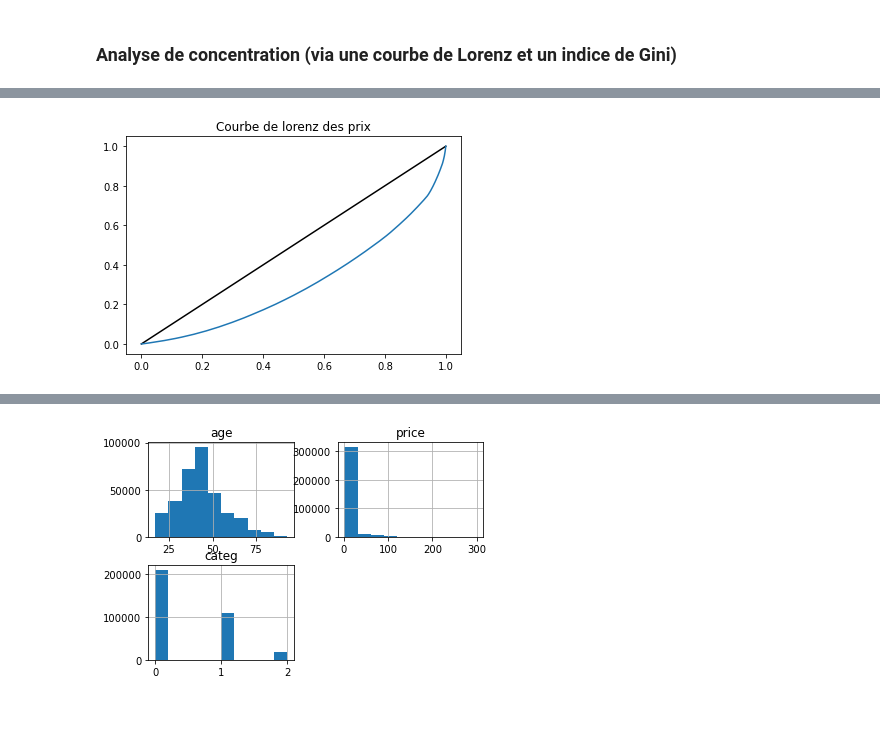
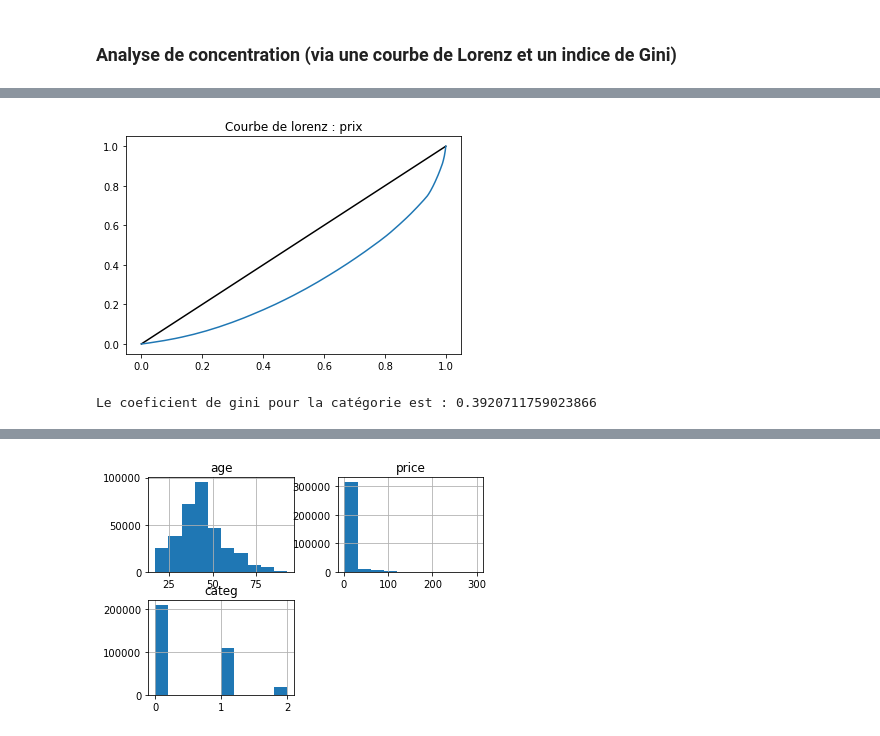
Before and after one commit to lilifull/Brief_7, a Jupyter notebook: Analyse_Librairie.ipynb, the cells around one changed output, grey strips where cells are left out. Saved outputs shown, nothing was run; the diff lists cells and outputs as text; code cells hidden in the pictures.

```diff
--- a/Analyse_Librairie.ipynb
+++ b/Analyse_Librairie.ipynb
@@ -382,15 +331,31 @@ df_all
-# %%
-dep = df_without_nan.price
-n = len(dep)
-lorenz = np.cumsum(np.sort(dep)) / dep.sum()
-lorenz = np.append([0],lorenz)
-# La courbe de Lorenz commence à 0
-
-xaxis = np.linspace(0-1/n,1+1/n,n+1)
-#Il y a un segment de taille n pour chaque individu, plus 1 segment supplémentaire d'ordonnée 0. Le premier segment commence à 0-1/n, et le dernier termine à 1+1/n.
-plt.plot([0,1], [0,1], color='k')
-plt.plot(xaxis,lorenz)
-plt.title("Courbe de lorenz des prix")
-plt.show()
-# %% [output]
-[figure, removed]
+# %%
+def lorenz(arr):
+    lorenz = np.cumsum(np.sort(arr)) / arr.sum()
+    return np.append([0], lorenz)
+
+
+def plot_lorenz_curve(lorenz_curve, title):
+    xaxis = np.linspace(0.0, 1.0, lorenz_curve.size)
+    plt.plot([0, 1], [0, 1], color="k")
+    plt.plot(xaxis, lorenz_curve)
+    plt.title("Courbe de lorenz : {}".format(title))
+    plt.show()
+
+
+def gini(arr, lorenz_curve):
+    AUC = (lorenz_curve.sum() - lorenz_curve[-1] / 2 - lorenz_curve[0] / 2) / n
+    S = 0.5 - AUC
+    gini = 2 * S
+    return gini
+# %%
+price_arr = df_all.price
+price_lorenz_curve = lorenz(price_arr)
+plot_lorenz_curve(price_lorenz_curve, "prix")
+print(
+    "Le coeficient de gini pour la catégorie est : {}".format(
+        gini(price_arr, price_lorenz_curve)
+    )
+)
+# %% [output]
+[figure, added]
+Le coeficient de gini pour la catégorie est : 0.3920711759023866
```
Also changed, not shown: parts of 80 cells of this notebook.
